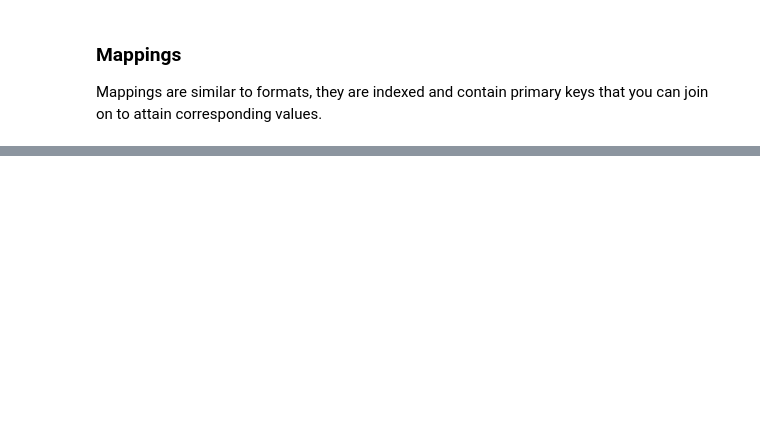
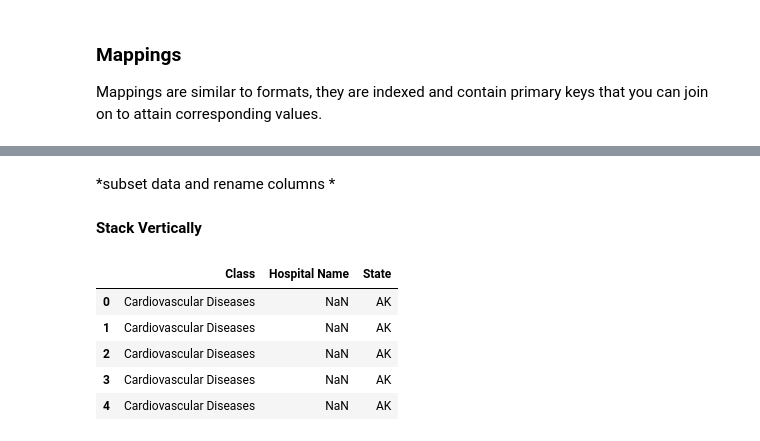
Before and after one commit to 4ram2varma5/SAS_to_Python, a Jupyter notebook: 2_filter_sort_merge_create.ipynb, the cells around one changed output, grey strips where cells are left out. Cells and saved outputs as stored; diff of their text form; code cells hidden in the pictures; blank space fills up the shorter version.

```diff
--- a/2_filter_sort_merge_create.ipynb
+++ b/2_filter_sort_merge_create.ipynb
@@ -145,0 +349,2 @@ Mappings are similar to formats, they are indexed and contain primary keys that
+# %% [markdown]
+*subset data and rename columns *
@@ -145,0 +355,12 @@ Mappings are similar to formats, they are indexed and contain primary keys that
+# %% [markdown]
+**Stack Vertically**
+# %%
+stack_vert = pd.concat([x, y])
+stack_vert.head()
+# %% [output]
+|  | Class | Hospital Name | State |
+| 0 | Cardiovascular Diseases | NaN | AK |
+| 1 | Cardiovascular Diseases | NaN | AK |
+| 2 | Cardiovascular Diseases | NaN | AK |
+| 3 | Cardiovascular Diseases | NaN | AK |
+| 4 | Cardiovascular Diseases | NaN | AK |
```
Also changed, not shown: parts of 36 cells of this notebook.
